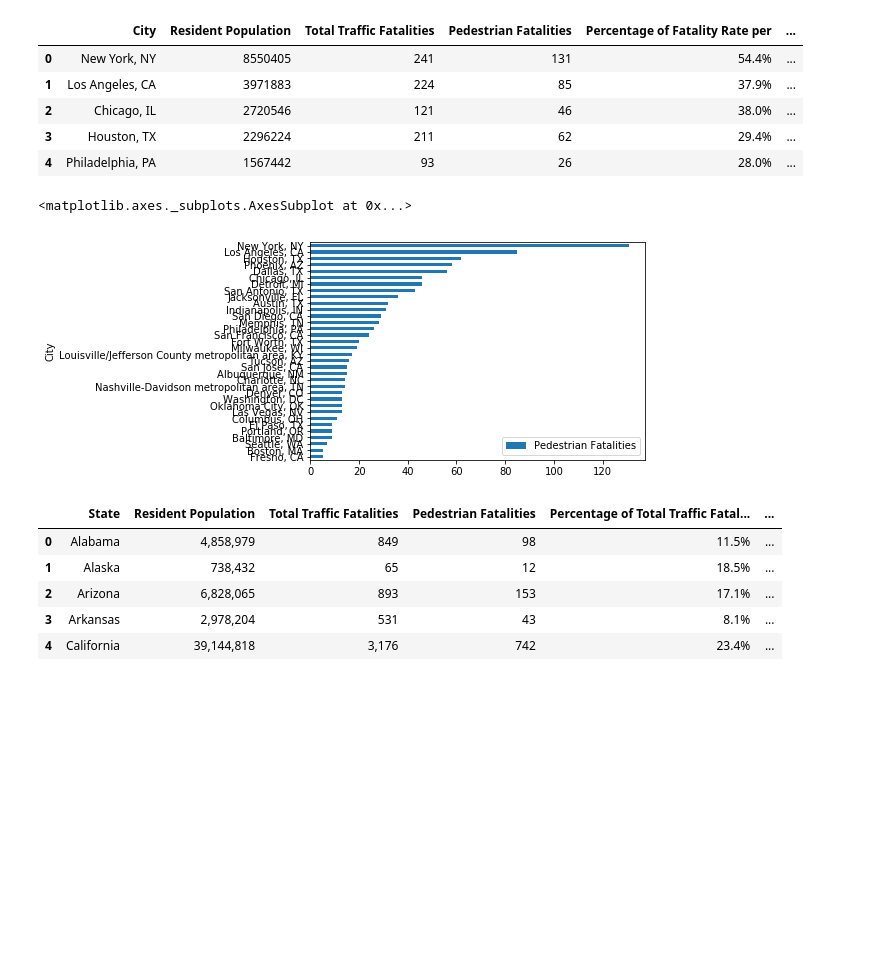
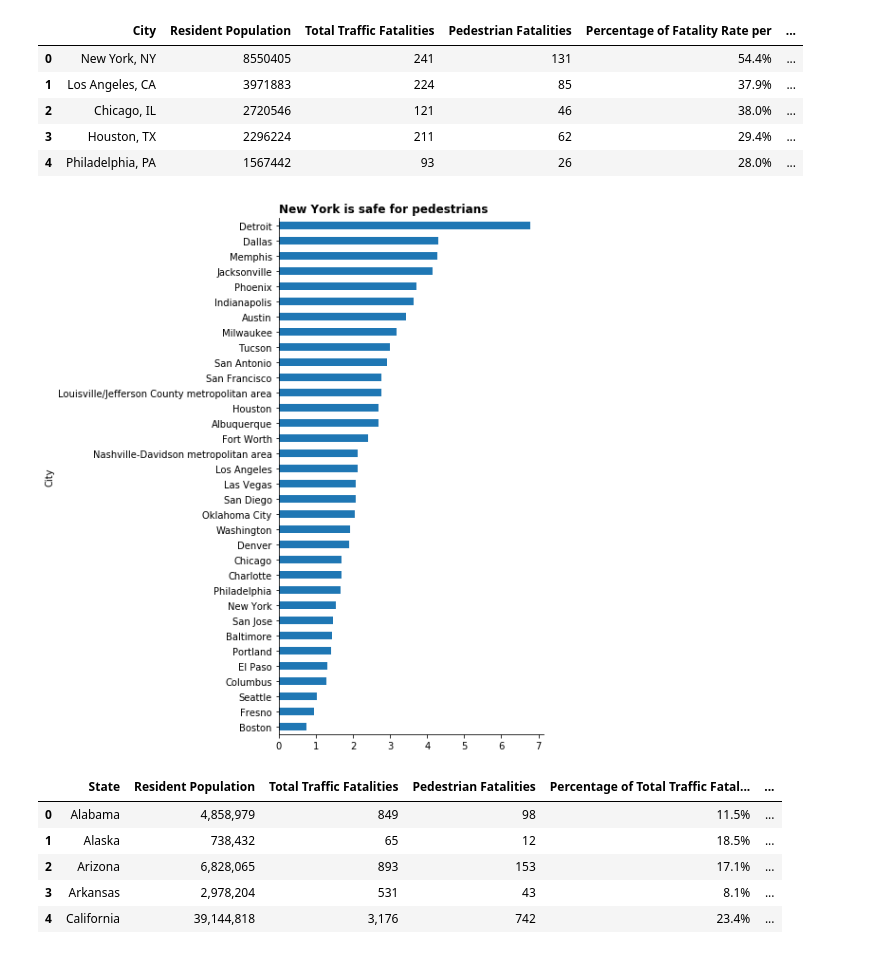
Before and after one commit to JulienAssouline/data-studios-projects, a Jupyter notebook: code/Project_2/Pedestrian fatalities.ipynb, the cells around one changed output. Saved outputs shown, nothing was run; the diff lists cells and outputs as text; code cells hidden in the pictures; blank space fills up the shorter version.

```diff
--- a/code/Project_2/Pedestrian fatalities.ipynb
+++ b/code/Project_2/Pedestrian fatalities.ipynb
@@ -80,11 +110,20 @@ city.head()
 | 2 | Chicago, IL | 2720546 | 121 | 46 | 38.0% | ... |
 | 3 | Houston, TX | 2296224 | 211 | 62 | 29.4% | ... |
 | 4 | Philadelphia, PA | 1567442 | 93 | 26 | 28.0% | ... |
-# %%
-city.sort_values(by = "Pedestrian Fatalities", ascending  = True).plot(kind = "barh", x = "City", y = "Pedestrian Fatalities")
-# %% [output]
-<matplotlib.axes._subplots.AxesSubplot at 0x...>
-[figure, removed]
+# %%
+city["Fatalities Total Pedestrian"] = city["Fatalities Total Pedestrian"].astype(float)
+# %%
+city["City"] = city["City"].str.split(",", 1, expand=True)[0]
+# %%
+# city.sort_values(by = "Fatalities Total Pedestrian", ascending  = True).plot(kind = "barh", x = "City", y = "Fatalities Total Pedestrian")
+ax = city.sort_values(by = "Fatalities Total Pedestrian", ascending  = True).plot(x = "City", y = "Fatalities Total Pedestrian", kind = "barh", figsize=(5,10), legend=False)
+ax.set_title("New York is safe for pedestrians", loc='left', fontweight="bold")
+ax.spines['right'].set_visible(False)
+ax.spines['top'].set_visible(False)
+
+plt.savefig("US_cities_pedestrians_fatalities.pdf")
+# %% [output]
+[figure, added]
 # %%
 State = pd.read_csv("tabula-2015 Pedestrians Traffic Safety Fact Sheet.csv")
 State.head()
```
Also changed, not shown: parts of 83 cells of this notebook, 55 other files.
